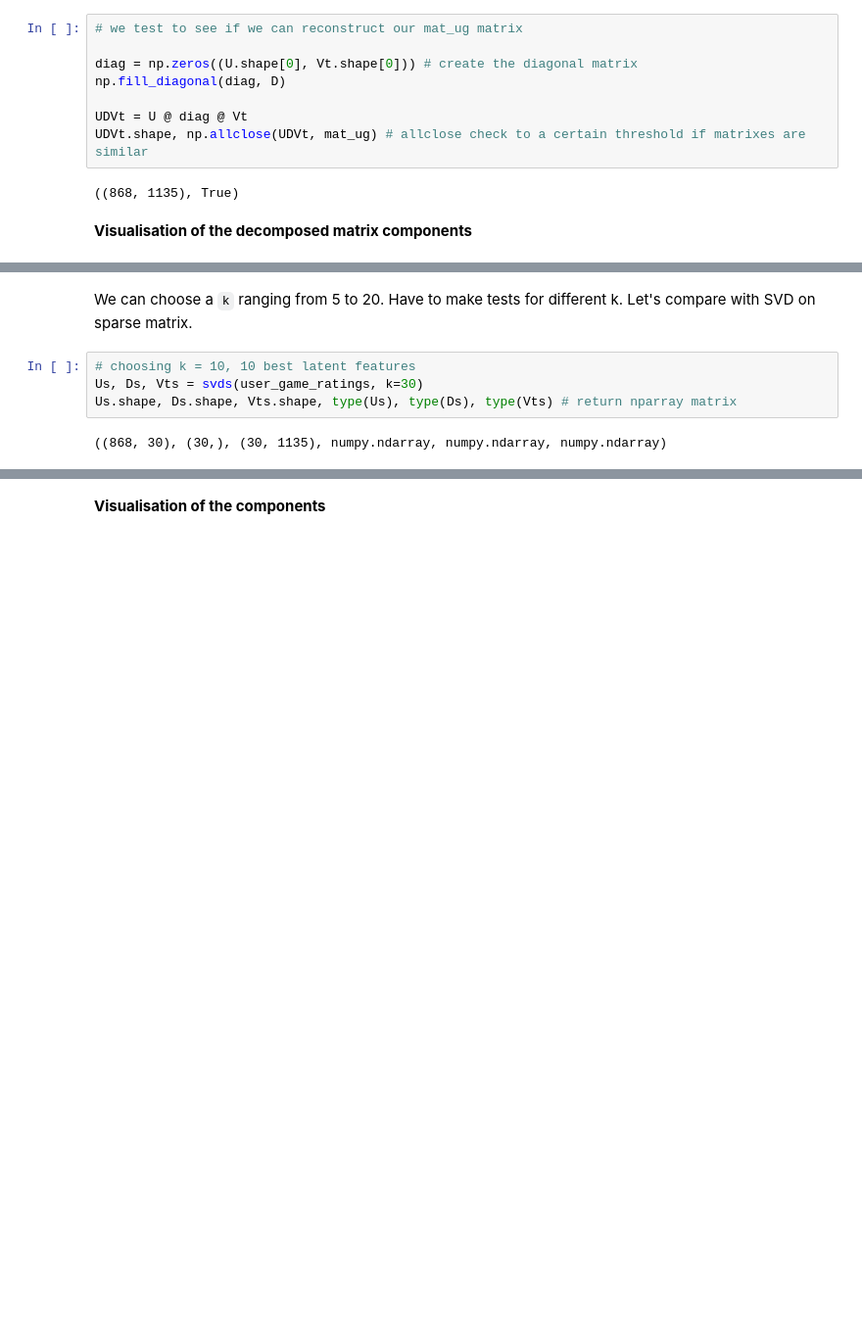
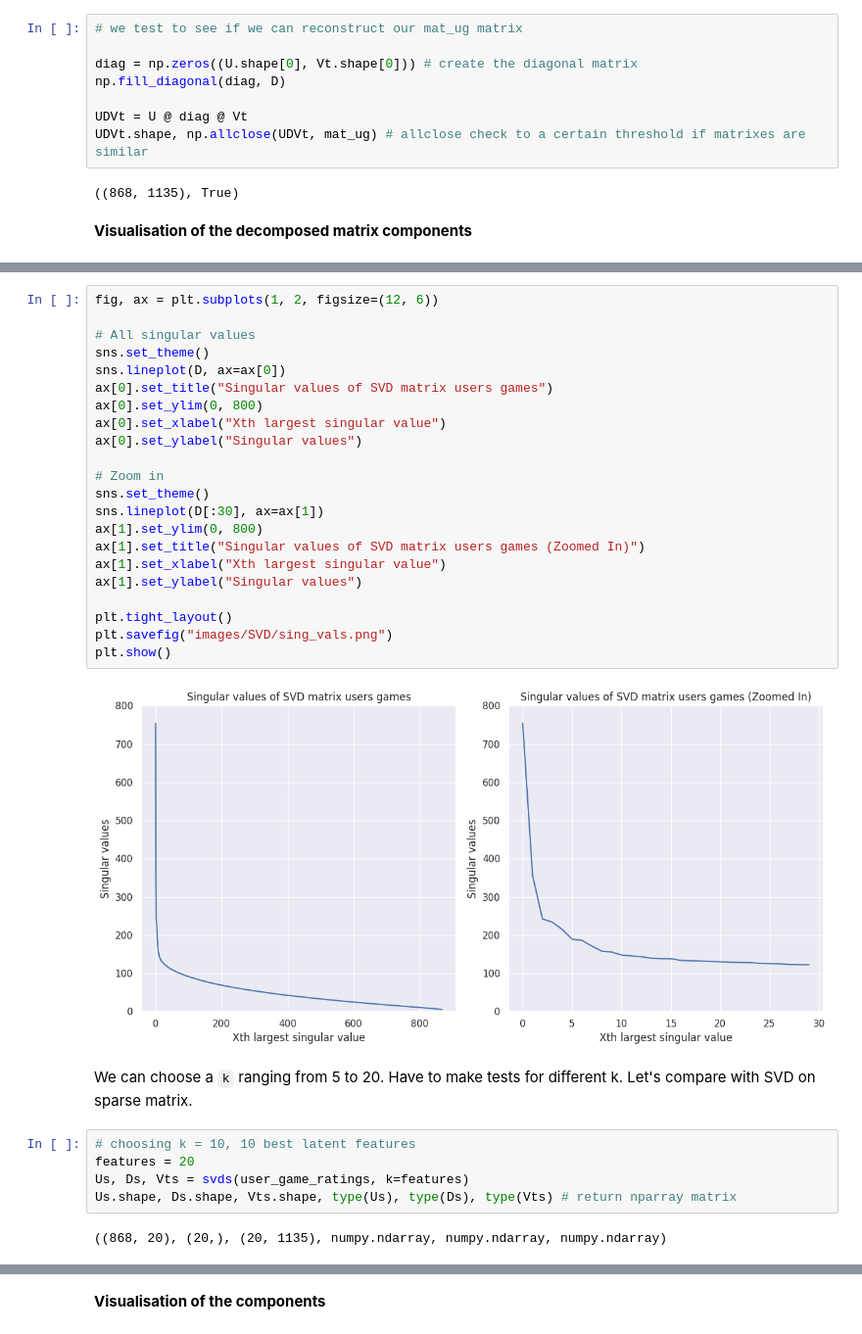
Before and after one commit to Franciline/Recommendation_system, a Jupyter notebook: svd_matrix.ipynb, the cells around one changed output, grey strips where cells are left out. Shown at 98% size. Cells and saved outputs as stored; diff of their text form; blank space fills up the shorter version.

```diff
--- a/svd_matrix.ipynb
+++ b/svd_matrix.ipynb
@@ -129,10 +112,35 @@ plt.show()
+# %%
+fig, ax = plt.subplots(1, 2, figsize=(12, 6))
+
+# All singular values
+sns.set_theme()
+sns.lineplot(D, ax=ax[0])
+ax[0].set_title("Singular values of SVD matrix users games")
+ax[0].set_ylim(0, 800)
+ax[0].set_xlabel("Xth largest singular value")
+ax[0].set_ylabel("Singular values")
+
+# Zoom in
+sns.set_theme()
+sns.lineplot(D[:30], ax=ax[1])
+ax[1].set_ylim(0, 800)
+ax[1].set_title("Singular values of SVD matrix users games (Zoomed In)")
+ax[1].set_xlabel("Xth largest singular value")
+ax[1].set_ylabel("Singular values")
+
+plt.tight_layout()
+plt.savefig("images/SVD/sing_vals.png")
+plt.show()
+# %% [output]
+[figure, added]
 # %% [markdown]
 We can choose a `k` ranging from 5 to 20. Have to make tests for different k. Let's compare with SVD on sparse matrix.
 # %%
 # choosing k = 10, 10 best latent features
-Us, Ds, Vts = svds(user_game_ratings, k=30)
+features = 20
+Us, Ds, Vts = svds(user_game_ratings, k=features)
 Us.shape, Ds.shape, Vts.shape, type(Us), type(Ds), type(Vts) # return nparray matrix
 # %% [output]
-((868, 30), (30,), (30, 1135), numpy.ndarray, numpy.ndarray, numpy.ndarray)
+((868, 20), (20,), (20, 1135), numpy.ndarray, numpy.ndarray, numpy.ndarray)
 # %%
 # Ds is in ascending order, but they are similar
```
Also changed, not shown: parts of 31 cells of this notebook, 2 other files.
